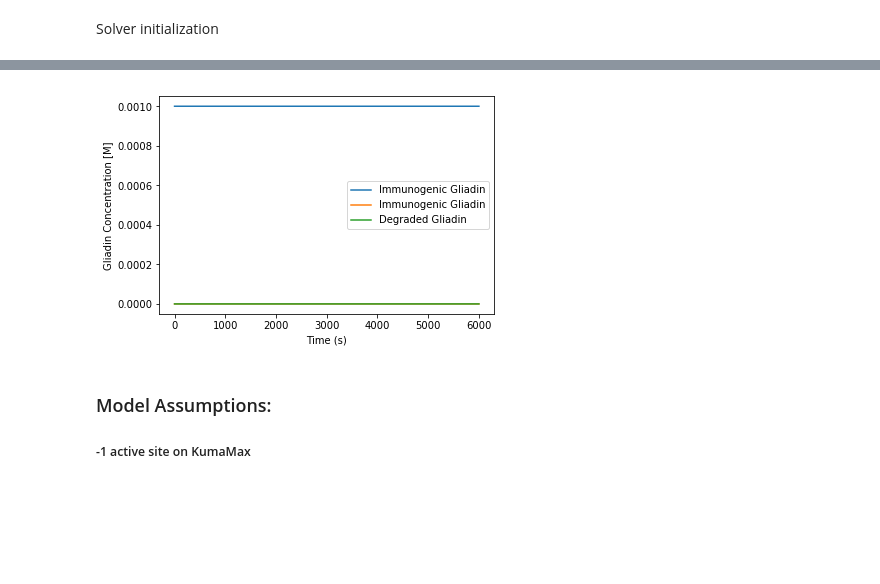
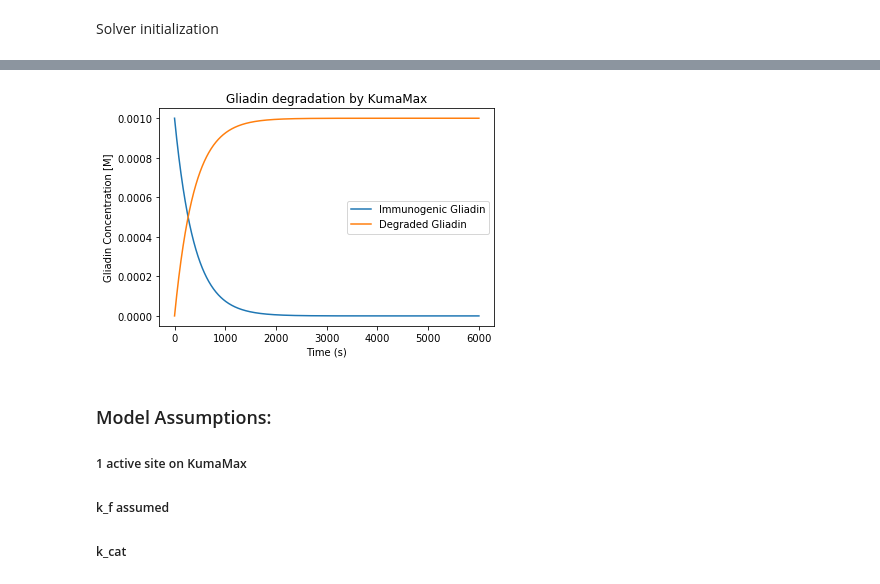
Before and after one commit to Unc4g3dM4ng0/pythonSource, a Jupyter notebook: KumaMax_kinetics_model-0.0.4.ipynb, the cells around one changed output, grey strips where cells are left out. Saved outputs shown, nothing was run; the diff lists cells and outputs as text; code cells hidden in the pictures; blank space fills up the shorter version.

Commit message:
working, reversible kinetics model //still innacurate for KumaMax specifically

```diff
--- a/KumaMax_kinetics_model-0.0.4.ipynb
+++ b/KumaMax_kinetics_model-0.0.4.ipynb
@@ -23,7 +24,7 @@ E. coli volume = 1.1 fL
 # %% [markdown]
 ## Model Declaration
 # %%
-gKill = Model()
+asgard=Model()
 
 #Monomers
 
@@ -34,13 +35,15 @@ Monomer('kumamax', ['b'])
 #Parameters
 
 Parameter('pHsys', 4)
-Parameter('k_f', 1e-03)
+Parameter('k_f', 7200e-01)
 Parameter('k_r', 1e-05)
-Parameter('k_cat', 0.00141718)
+Parameter('k_cat', 2044.8)
+#Parameter('k_cat', 85.2e-03)
+#Parameter('k_cat', 1.41718e-03)
 Parameter('k_tot', 0.00141718) #estimated from half-life equation
 #Parameter('k_obs', 0.00328545) #@PQ
 
-Parameter('init_cleavedG_conc', 0.000) #initial cleaved gliadin
+#Parameter('init_cleavedG_conc', 0.000) #initial cleaved gliadin
 Parameter('init_G_conc', 0.001) #initial gliadin concentration = mol/L
 Parameter('init_Kuma_Conc', 3.6e-06) #initial enzyme concentration
 
@@ -48,24 +51,26 @@ Parameter('init_Kuma_Conc', 3.6e-06) #initial enzyme concentration
 
 Rule('enzyme_binds_gliadin', gliadin(b=None, immunogenic='yes') + kumamax(b=None) >> gliadin(b=1, immunogenic='no') % kumamax(b=1), k_f)
 
-Rule('enzyme_dissociates_gliadin', gliadin(b=1, immunogenic='no') % kumamax(b=1) >> gliadin(b=None, immunogenic='no') + kumamax(b=None), k_cat)
+Rule('enzyme_cleaves_gliadin', gliadin(b=1, immunogenic='no') % kumamax(b=1) >> gliadin(b=None, immunogenic='no') + kumamax(b=None), k_cat)
 
-Rule('gliadin_cleaves', gliadin(b=None, immunogenic='yes') >> cleavedGliadin(immunogenic='no'), k_tot)
+#Rule('gliadin_cleaves', gliadin(b=None, immunogenic='yes') >> cleavedGliadin(immunogenic='no'), k_tot)
 
 
 Observable('obsImmunogenicGliadin', gliadin(b=None, immunogenic='yes'))
-Observable('obsBoundGliadin', gliadin(b=1, immunogenic='no'))
 Observable('obsDegradedGliadin', gliadin(b=None, immunogenic='no'))
+Observable('obsBoundKumamax', kumamax(b=1))
+Observable('obsFreeKumamax', kumamax(b=None))
 
 #Boundary Conditions
 
 Initial(gliadin(b=None, immunogenic='yes'), init_G_conc) #concentration - mol/L
 Initial(kumamax(b=None), init_Kuma_Conc) #mol/L
-Initial(cleavedGliadin(immunogenic='no'), init_cleavedG_conc)
+#Initial(cleavedGliadin(immunogenic='no'), init_cleavedG_conc)
 # %% [markdown]
 Solver initialization
 # %%
-t = np.linspace(0, 6000, 5)
-scipysim = ScipyOdeSimulator(gKill).run(tspan=t)
+t = pl.linspace(0, 6e03,1000)
+scipysim = ScipyOdeSimulator(asgard).run(tspan=t)
 yout = scipysim.all
+print(yout)
 # %% [output]
@@ -73,17 +94,17 @@ BngInterfaceError: a bytes-like object is required, not 'str'
 # %%
-#plt.plot(t, scipysim[:, 0], label='Immunogenic Gliadin Concentration')
-
 pl.ion()
 pl.figure()
 pl.plot(t, yout['obsImmunogenicGliadin'], label="Immunogenic Gliadin")
-pl.plot(t, yout['obsBoundGliadin'], label="Immunogenic Gliadin")
 pl.plot(t, yout['obsDegradedGliadin'], label="Degraded Gliadin")
 pl.legend(loc=0)
 pl.xlabel("Time (s)")
 pl.ylabel("Gliadin Concentration [M]")
+pl.title("Gliadin degradation by KumaMax")
 pl.show()
 # %% [output]
-[figure, old version]
+[figure, new version]
 # %% [markdown]
 ### Model Assumptions:
-##### -1 active site on KumaMax
+##### 1 active site on KumaMax
+##### k_f  assumed
+##### k_cat
```
Also changed, not shown: parts of 2 cells of this notebook, 3 other files.
